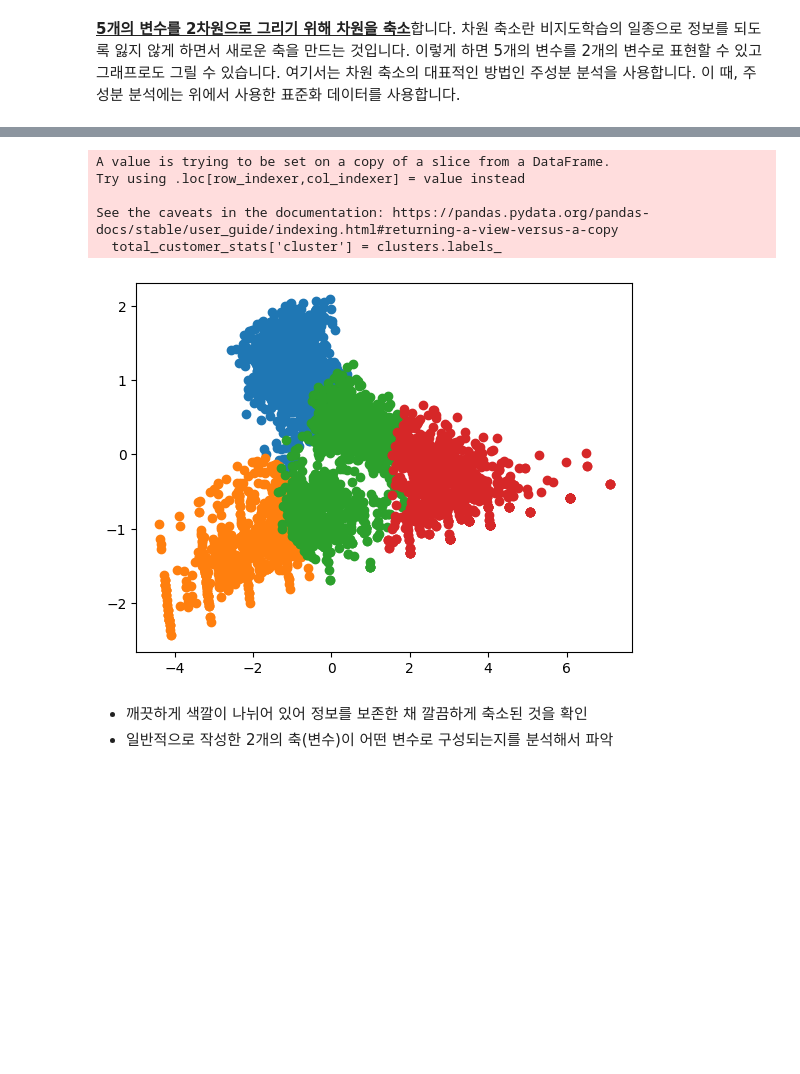
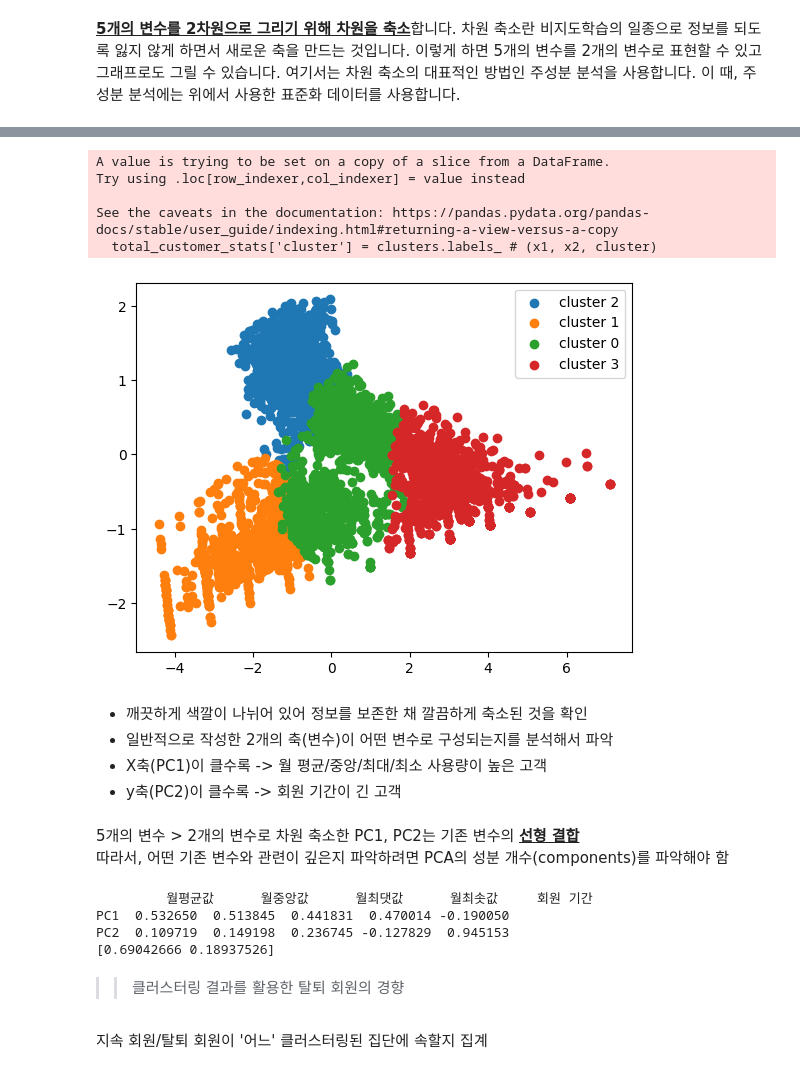
Before and after one commit to gmlwlswls/study_DataTechniques, a Jupyter notebook: 02. MachineLearning/gym_data_ML.ipynb, the cells around one changed output, grey strips where cells are left out. Cells and saved outputs as stored; diff of their text form; code cells hidden in the pictures; blank space fills up the shorter version.

```diff
--- a/02. MachineLearning/gym_data_ML.ipynb
+++ b/02. MachineLearning/gym_data_ML.ipynb
@@ -175,5 +173,8 @@ pca_df['cluster'] = clusters.labels_ # (x1, x2, cluster)
 
 for i in pca_df['cluster'].unique() :
   tmp = pca_df[pca_df['cluster'] == i]
-  plt.scatter(tmp[0], tmp[1])
+  label = f'cluster {i}'
+  plt.scatter(tmp[0], tmp[1], label = label)
+
+plt.legend()
 # %% [output]
@@ -181,7 +185,8 @@ for i in pca_df['cluster'].unique() :
 # %%
+# 요약)
+
 # 클러스터링)
 total_customer_stats = total_customer[['mean', 'median', 'max', 'min', 'membership_period']]
-total_customer_stats.head()
 
 from sklearn.preprocessing import StandardScaler
 
@@ -193,42 +198,84 @@ from sklearn.cluster import KMeans
 
 kmeans = KMeans(n_clusters= 4, random_state= 0)
 
+X = total_customer_stats_scaled # (4192, 5)
 clusters = kmeans.fit(total_customer_stats_scaled)
 # fit_transform > 각 cluster와의 거리값 arr 반환
 
-total_customer_stats['cluster'] = clusters.labels_
+total_customer_stats['cluster'] = clusters.labels_ # (x1, x2, cluster)
 total_customer_stats.head()
 
 # 클러스터별 통계
 total_customer_stats.columns = ['월평균값', '월중앙값', '월최댓값', '월최솟값', '회원 기간', 'cluster']
 total_customer_stats.groupby(by= 'cluster').mean()
 
 # 클러스터링 가시화
 # 1) 5개의 변수 > 2개로 차원 축소
 # 2) 클러스터별 산점도(2개의 변수)
 
 from sklearn.decomposition import PCA
 import matplotlib.pyplot as plt
 
 pca = PCA(n_components= 2, random_state= 0)
 
-X_pca = pca.fit_transform(total_customer_stats_scaled)
+X_pca = pca.fit_transform(total_customer_stats_scaled) # (PC1, PC2) : 기존 변수의 선형 결과
 X_pca
 
 X_pca_df = pd.DataFrame(X_pca)
 X_pca_df['cluster'] = clusters.labels_
 X_pca_df
 
+# for문을 통해 그룹마다 다른 색깔로 scatter
 for i in X_pca_df['cluster'].unique() :
-  좌표 = X_pca_df[X_pca_df['cluster'] == i]
-  plt.scatter(좌표[0], 좌표[1])
+  coordinate = X_pca_df[X_pca_df['cluster'] == i] # [0] : PC1, [1] : PC2, [2] : cluster
+  label = f'cluster {i}'
+  plt.scatter(coordinate[0], coordinate[1], label = label)
+
+plt.legend()
+plt.show()
 # %% [output]
 A value is trying to be set on a copy of a slice from a DataFrame.
 Try using .loc[row_indexer,col_indexer] = value instead
 
 See the caveats in the documentation: https://pandas.pydata.org/pandas-docs/stable/user_guide/indexing.html#returning-a-view-versus-a-copy
-  total_customer_stats['cluster'] = clusters.labels_
+  total_customer_stats['cluster'] = clusters.labels_ # (x1, x2, cluster)
-[figure, old version]
+[figure, new version]
 # %% [markdown]
 - 깨끗하게 색깔이 나뉘어 있어 정보를 보존한 채 깔끔하게 축소된 것을 확인
 - 일반적으로 작성한 2개의 축(변수)이 어떤 변수로 구성되는지를 분석해서 파악
+- X축(PC1)이 클수록 -> 월 평균/중앙/최대/최소 사용량이 높은 고객
+- y축(PC2)이 클수록 -> 회원 기간이 긴 고객
+# %% [markdown]
+5개의 변수 > 2개의 변수로 차원 축소한 PC1, PC2는 기존 변수의 <b><u>선형 결합</u></b>
+따라서, 어떤 기존 변수와 관련이 깊은지 파악하려면 PCA의 성분 개수(components)를 파악해야 함
+# %%
+pca_components_df = pd.DataFrame(
+  pca.components_,
+  columns= ['월평균값', '월중앙값', '월최댓값', '월최솟값', '회원 기간'],
+  index=['PC1', 'PC2']
+)
+
+print(pca_components_df)
+# PC1은 네 가지 변수가 모두 양의 방향으로 '고르게' 영향을 줌
+# / 반면 회원 기간(-0.19)는 약간 반대 방향(음의 방향)으로 작게 기여
+
+# PC2는 회원 기간(0.9451)이 압도적으로 큰 양의 값
+# / 나머지는 다 미미하거나 영향 거의 없음
+
+# > PC1은 '사용량 수준 전반'을 대표하는 축
+# > PC2는 '회원 기간'을 주로 반영하는 축
+print(pca.explained_variance_ratio_)
+
+# [0.69042666 0.18937526]
+# PC1이 전체 분산의 약 69%를 설명하고
+# PC2가 추가로 19%를 설명
+# 총 약 88%의 정보를 보존
+# %% [output]
+         월평균값      월중앙값      월최댓값      월최솟값     회원 기간
+PC1  0.532650  0.513845  0.441831  0.470014 -0.190050
+PC2  0.109719  0.149198  0.236745 -0.127829  0.945153
+[0.69042666 0.18937526]
+# %% [markdown]
+>> 클러스터링 결과를 활용한 탈퇴 회원의 경향
+# %% [markdown]
+지속 회원/탈퇴 회원이 '어느' 클러스터링된 집단에 속할지 집계
```
Also changed, not shown: parts of 17 cells of this notebook.
